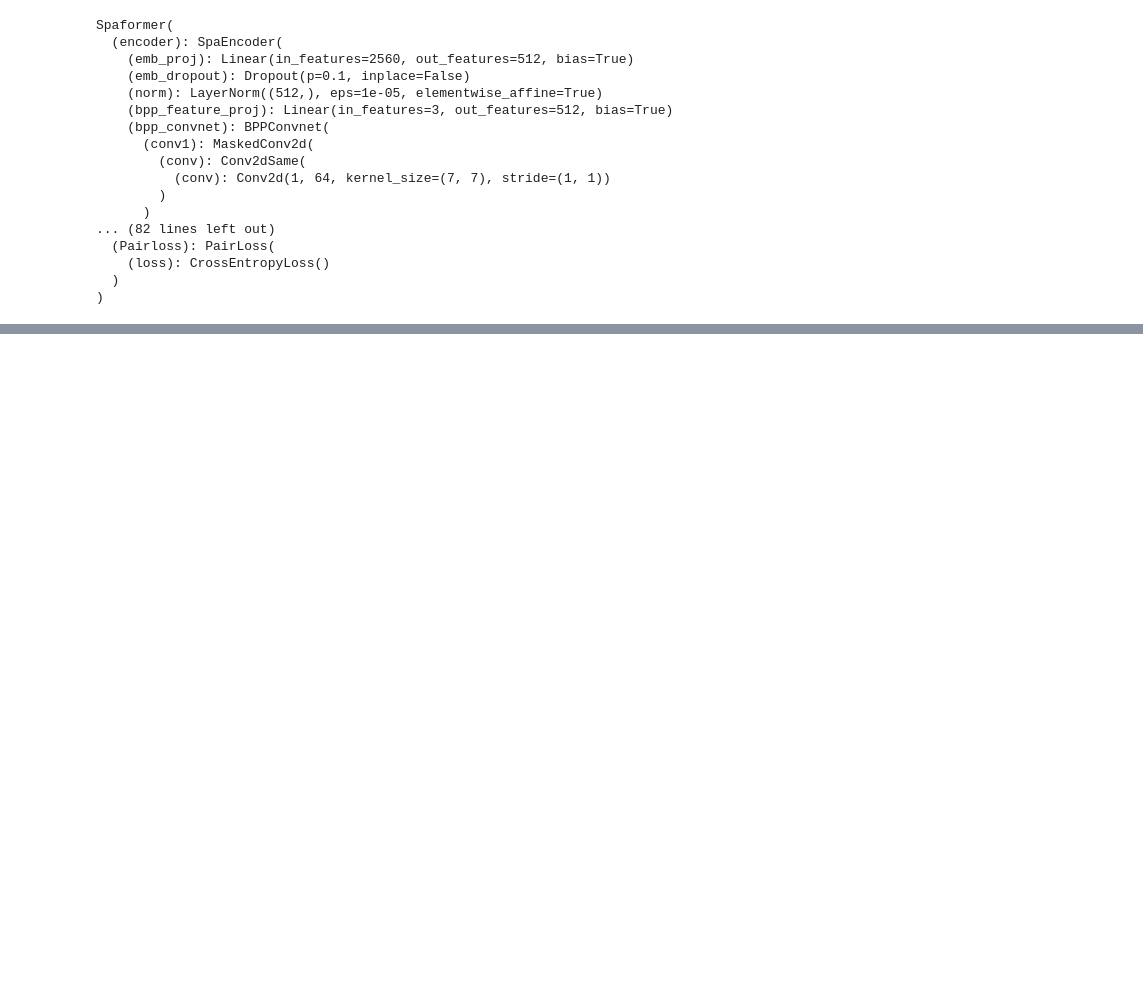
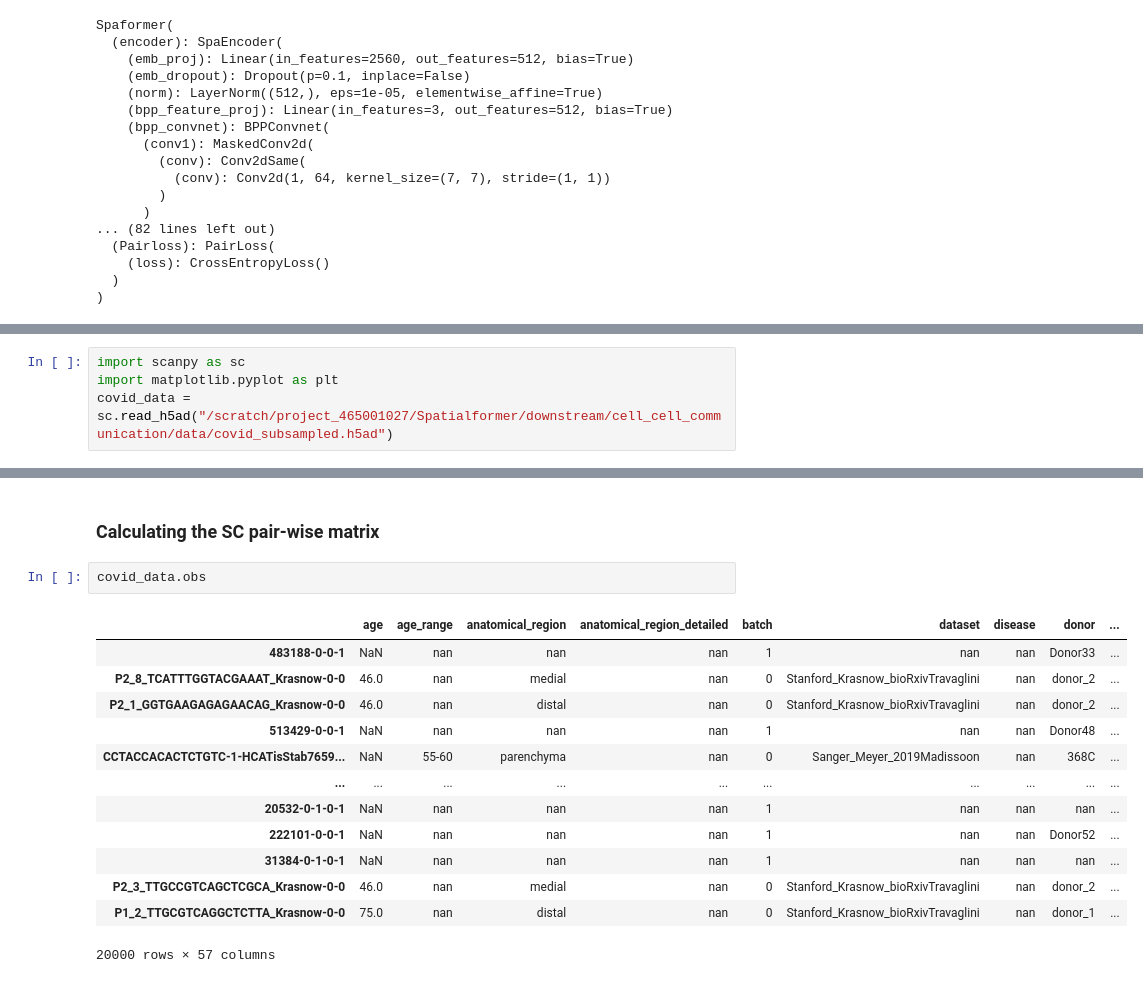
Before and after one commit to TerminatorJ/Spatialformer, a Jupyter notebook: scripts/validation_the_pair_results.ipynb, the cells around one changed output, grey strips where cells are left out. Saved outputs shown, nothing was run; the diff lists cells and outputs as text; blank space fills up the shorter version.

```diff
--- a/scripts/validation_the_pair_results.ipynb
+++ b/scripts/validation_the_pair_results.ipynb
@@ -249,0 +217,4 @@ tensor([0., 1., 1., 0.])
+# %%
+import scanpy as sc
+import matplotlib.pyplot as plt
+covid_data = sc.read_h5ad("/scratch/project_465001027/Spatialformer/downstream/cell_cell_communication/data/covid_subsampled.h5ad")
@@ -249,0 +232,18 @@ tensor([0., 1., 1., 0.])
+# %% [markdown]
+### Calculating the SC pair-wise matrix
+# %%
+covid_data.obs
+# %% [output]
+|  | age | age_range | anatomical_region | anatomical_region_detailed | batch | dataset | disease | donor | ... |
+| 483188-0-0-1 | NaN | nan | nan | nan | 1 | nan | nan | Donor33 | ... |
+| P2_8_TCATTTGGTACGAAAT_Krasnow-0-0 | 46.0 | nan | medial | nan | 0 | Stanford_Krasnow_bioRxivTravaglini | nan | donor_2 | ... |
+| P2_1_GGTGAAGAGAGAACAG_Krasnow-0-0 | 46.0 | nan | distal | nan | 0 | Stanford_Krasnow_bioRxivTravaglini | nan | donor_2 | ... |
+| 513429-0-0-1 | NaN | nan | nan | nan | 1 | nan | nan | Donor48 | ... |
+| CCTACCACACTCTGTC-1-HCATisStab7659... | NaN | 55-60 | parenchyma | nan | 0 | Sanger_Meyer_2019Madissoon | nan | 368C | ... |
+| ... | ... | ... | ... | ... | ... | ... | ... | ... | ... |
+| 20532-0-1-0-1 | NaN | nan | nan | nan | 1 | nan | nan | nan | ... |
+| 222101-0-0-1 | NaN | nan | nan | nan | 1 | nan | nan | Donor52 | ... |
+| 31384-0-1-0-1 | NaN | nan | nan | nan | 1 | nan | nan | nan | ... |
+| P2_3_TTGCCGTCAGCTCGCA_Krasnow-0-0 | 46.0 | nan | medial | nan | 0 | Stanford_Krasnow_bioRxivTravaglini | nan | donor_2 | ... |
+| P1_2_TTGCGTCAGGCTCTTA_Krasnow-0-0 | 75.0 | nan | distal | nan | 0 | Stanford_Krasnow_bioRxivTravaglini | nan | donor_1 | ... |
+20000 rows × 57 columns
```
Also changed, not shown: parts of 28 cells of this notebook, 8 other files.
